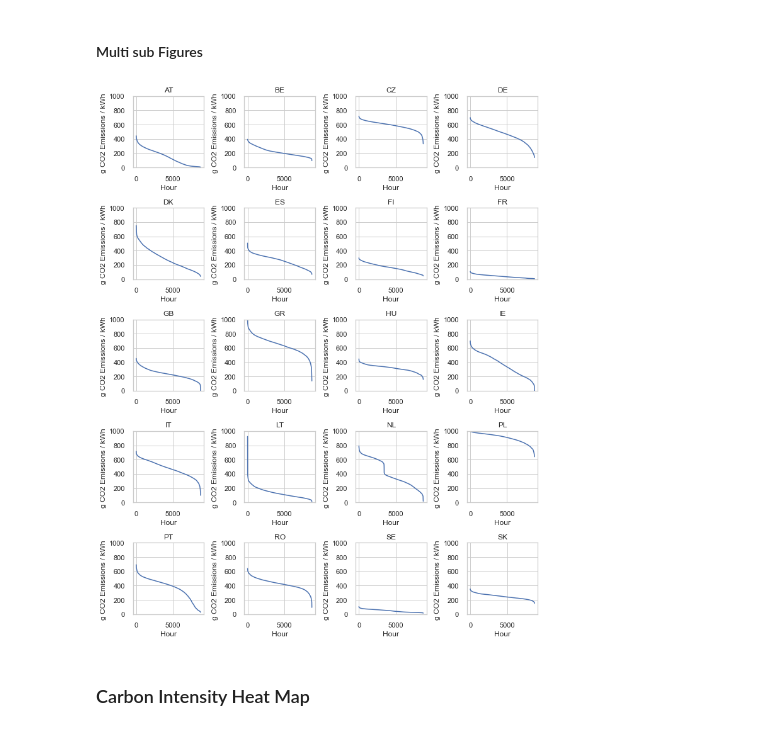
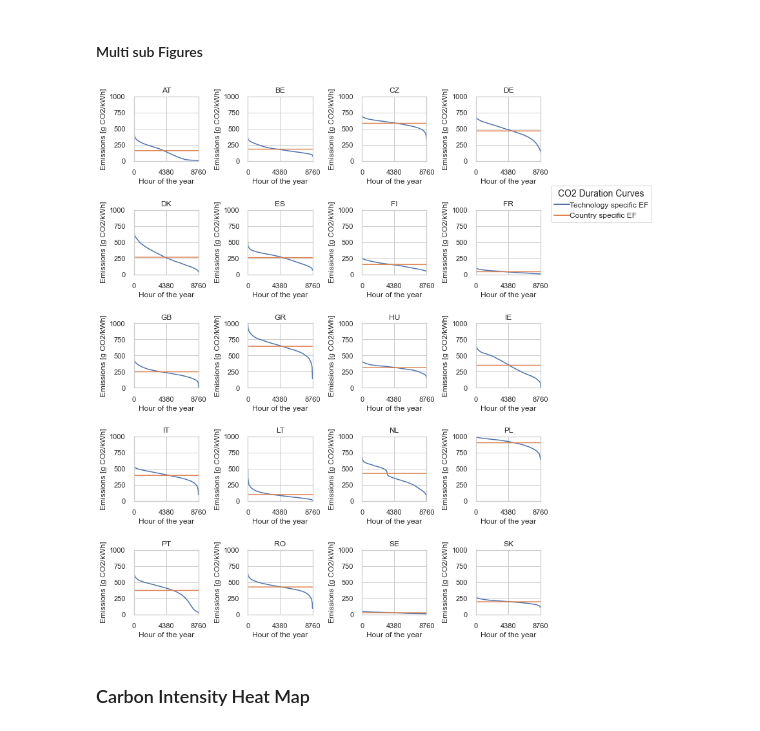
Before and after one commit to INATECH-CIG/CO2_emissions_factors, a Jupyter notebook: CO2 Signals.ipynb, the cells around one changed output. Saved outputs shown, nothing was run; the diff lists cells and outputs as text; code cells hidden in the pictures.

```diff
--- a/CO2 Signals.ipynb
+++ b/CO2 Signals.ipynb
@@ -627,5 +639,5 @@ EF_stand = {'biomass':0,
 # %%
-# Create a dataframe with the EF for each country and technology. If no specific EF is available, we use the default EF.
+# Create a dataframe with the EF for each country and technology. If no specific EF is available, we use the default EF .
 EF_multi = {}
 
 for i in entsoe_gen_type.columns:
@@ -634,7 +646,7 @@ for i in entsoe_gen_type.columns:
     elif i[1] in EF_mean:
         EF_multi[i] = EF_mean[i[1]]
     else:
-        EF_multi[i] = EF_stand[i[1]]
+        EF_multi[i] = EF_default[i[1]]
 # %%
 # calculate emissions based on EF and generation per type
 CO2_emission_entsoe_gen_type = entsoe_gen_type * EF_multi
@@ -647,0 +675,7 @@ Carbon_intensitiy_entsoe_gen_type = CO2_emission.div(Generation)
+# %%
+mean_Carbon_intensitiy_entsoe_gen_type = CO2_emission.sum() / Generation.sum()
+# %%
+Carbon_intensitiy_entsoe_gen_type_mean = Carbon_intensitiy_entsoe_gen_type.copy()
+# %%
+for i in Carbon_intensitiy_entsoe_gen_type_mean.columns:
+    Carbon_intensitiy_entsoe_gen_type_mean[i] = mean_Carbon_intensitiy_entsoe_gen_type[i]
@@ -789,47 +861,48 @@ n_graphs = len(Carbon_intensitiy_entsoe_gen_type[EF.index.levels[0]].columns)
 n_cols = 4
 
 if n_graphs % n_cols == 0:
     n_rows = n_graphs // n_cols
 else:
     n_rows = n_graphs // n_cols + 1
 
 
 fig, axes = plt.subplots(nrows=n_rows, ncols=n_cols)
 
 #fig.delaxes(axes[3][4])
 
 size = 2.5
 
 fig.set_size_inches(size*n_cols,size*n_rows)
 
 
 for i, country in enumerate(Carbon_intensitiy_entsoe_gen_type[EF.index.levels[0]].columns):
     i_row = i // n_cols
     i_col = i % n_cols
 
     ax = axes[i_row,i_col]
 
-    #ax.set(aspect='equal')
+    ax.plot(range(0,8760), Carbon_intensitiy_entsoe_gen_type[country].sort_values(ascending=False))
+    ax.plot(range(0,8760), ([mean_Carbon_intensitiy_entsoe_gen_type[country]]*8760))
 
-    ax.plot(range(0,8760), Carbon_intensitiy_entsoe_gen_type[country].sort_values(ascending=False), label = 'CO2 Duration curve')
-
-        #max_lim = (max(entso_DE.loc[:,tech].max(),generation_DE.loc[:,tech].max())//1000)*1000+1000
-        #if max_lim < 0:
-        #    max_lim = 0
-
-        #min_lim = (min(entso_DE.loc[:,tech].min(),generation_DE.loc[:,tech].min())//1000)*1000-1000
-        #if min_lim < 0:
-        #    min_lim = 0
-
-    ax.set_title(country)
-    #ax.set_xlim(min_lim,max_lim)
+    ax.set_title(country, fontsize=12)
+    ax.set_xlim(0,8760)
     ax.set_ylim(0,1000)
 
-    ax.set_xlabel("Hour")
-    ax.set_ylabel("g CO2 Emissions / kWh ")
+    ax.set_xticks([0,4380,8760])
 
+    ax.set_xlabel("Hour of the year", fontsize=12)
+    ax.set_ylabel("Emissions [g CO2/kWh]", fontsize=12)
+    ax.set_aspect(8.760)
     fig.tight_layout()
 
-#ax.legend(['Country EF', 'Technology EF', 'Powerplant EF'] ,loc='lower right', bbox_to_anchor=(2.8, 0.5))
+handles = [Line2D([0], [0], color='C0', lw=2),
+           Line2D([0], [0], color='C1', lw=2)
+           ]
+
+labels = ['Technology specific EF','Country specific EF']
+
+l2 = ax.legend(handles, labels,  loc='upper left', bbox_to_anchor=(1.10, 6.70),
+                   handletextpad=0., columnspacing=0.5, ncol=1,
+                   title='CO2 Duration Curves', fontsize=12, title_fontsize= 14, frameon=True)
 # %% [output]
-[figure, old version]
+[figure, new version]
```
Also changed, not shown: parts of 74 cells of this notebook, 8 other files.
